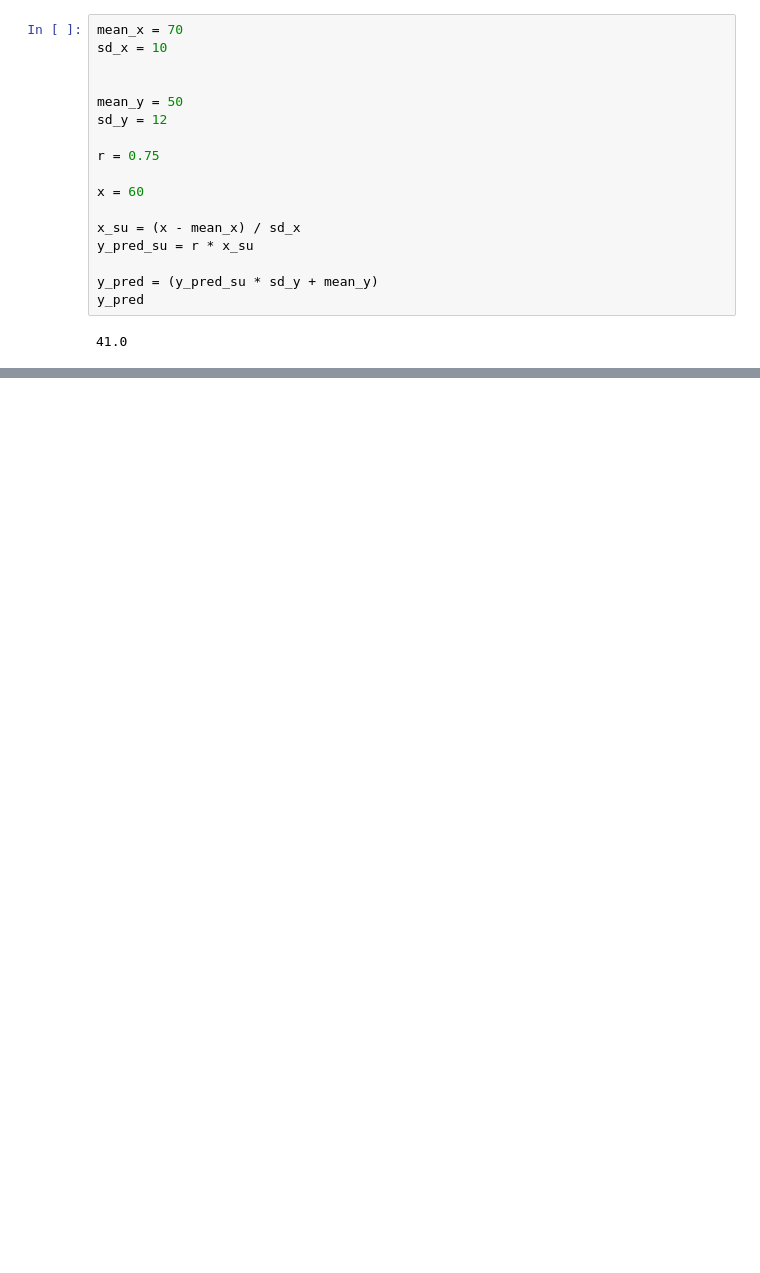
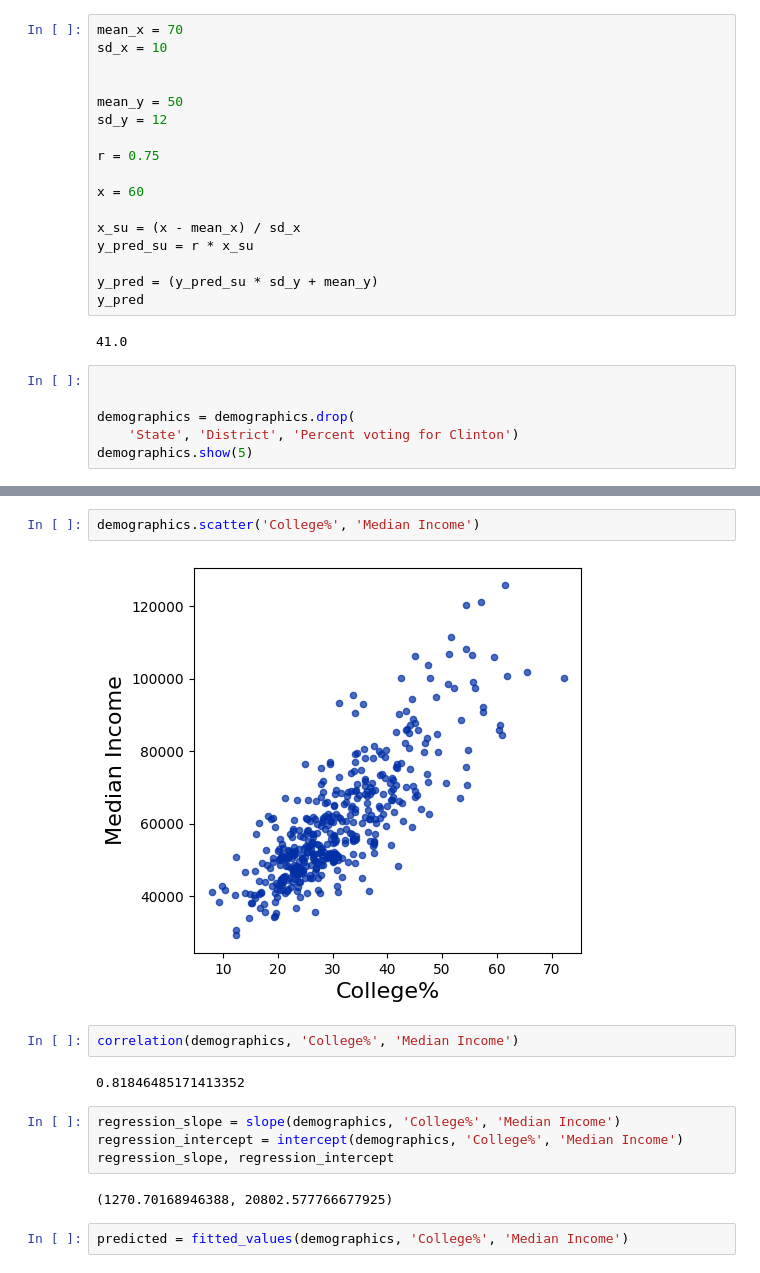
Before and after one commit to lochnes-007/Data8, a Jupyter notebook: 31-LeastSquares.ipynb, the cells around one changed output, grey strips where cells are left out. Cells and saved outputs as stored; diff of their text form; blank space fills up the shorter version.

```diff
--- a/31-LeastSquares.ipynb
+++ b/31-LeastSquares.ipynb
@@ -114,3 +116,9 @@ y_pred = (y_pred_su * sd_y + mean_y)
 y_pred
 # %% [output]
 41.0
+# %%
+
+
+demographics = demographics.drop(
+    'State', 'District', 'Percent voting for Clinton')
+demographics.show(5)
@@ -116,0 +133,16 @@ y_pred
+# %%
+demographics.scatter('College%', 'Median Income')
+# %% [output]
+[figure, added]
+# %%
+correlation(demographics, 'College%', 'Median Income')
+# %% [output]
+0.81846485171413352
+# %%
+regression_slope = slope(demographics, 'College%', 'Median Income')
+regression_intercept = intercept(demographics, 'College%', 'Median Income')
+regression_slope, regression_intercept
+# %% [output]
+(1270.70168946388, 20802.577766677925)
+# %%
+predicted = fitted_values(demographics, 'College%', 'Median Income')
```
Also changed, not shown: parts of 11 cells of this notebook.
